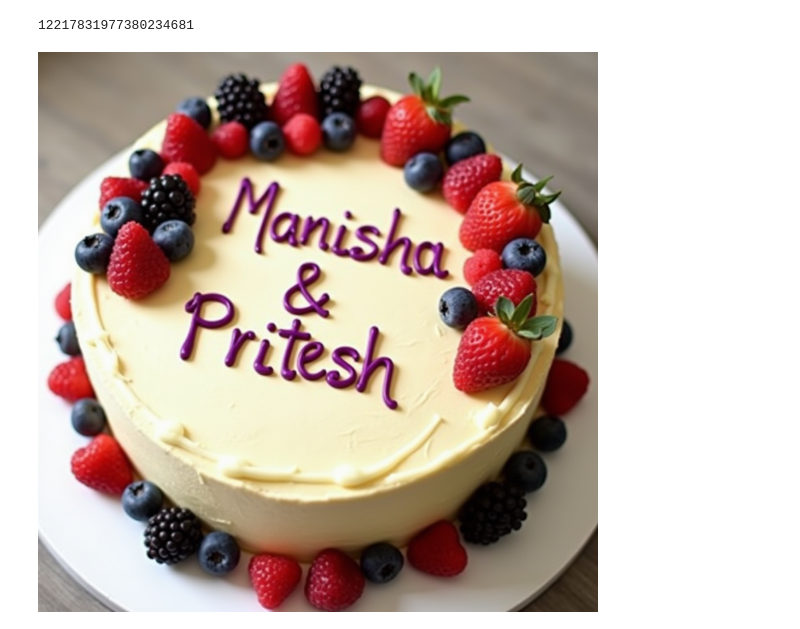
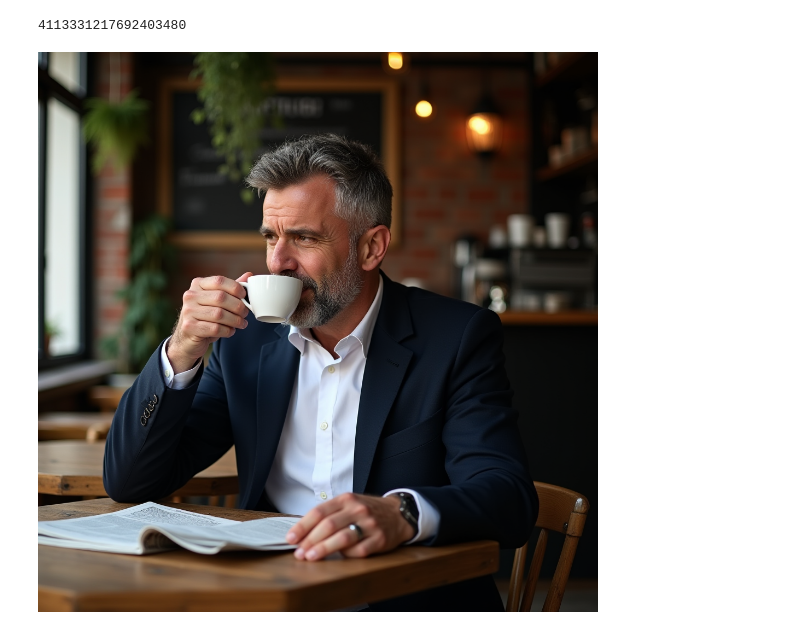
Before and after one commit to sivamtech/e-scraper, a Jupyter notebook: flux.1-dev_jupyter.ipynb, the cells around one changed output. Drawn from its saved outputs; the diff is of its cells as text; code cells hidden in the pictures.

```diff
--- a/flux.1-dev_jupyter.ipynb
+++ b/flux.1-dev_jupyter.ipynb
@@ -69,31 +69,31 @@ Status Legend:
 WARNING:root:clip missing: ['text_projection.weight']
 # %%
 with torch.inference_mode():
-    positive_prompt = "A beautifully frosted cake adorned with the names Manisha and Pritesh written in colorful icing on the top, surrounded by an assortment of fresh berries for decoration."
+    positive_prompt = "A photo of a middle-aged man with salt-and-pepper hair and a neatly trimmed beard, wearing a crisp white shirt and navy blazer. He's sitting at a rustic wooden table in a sunlit café, carefully sipping from a cappuccino in small cup. His other hand holds an open newspaper. The café backdrop features exposed brick walls, hanging plants, and a chalkboard menu. His posture and focused expression convey a sense of calm concentration during his morning routine. The overall atmosphere is one of urban sophistication and quiet contemplation in the style of amateur photography"
     width = 1024
     height = 1024
     seed = 0
     steps = 20
     sampler_name = "euler"
     scheduler = "simple"
 
     if seed == 0:
         seed = random.randint(0, 18446744073709551615)
     print(seed)
 
     cond, pooled = clip.encode_from_tokens(clip.tokenize(positive_prompt), return_pooled=True)
     cond = [[cond, {"pooled_output": pooled}]]
     noise = RandomNoise.get_noise(seed)[0]
     guider = BasicGuider.get_guider(unet, cond)[0]
     sampler = KSamplerSelect.get_sampler(sampler_name)[0]
     sigmas = BasicScheduler.get_sigmas(unet, scheduler, steps, 1.0)[0]
     latent_image = EmptyLatentImage.generate(closestNumber(width, 16), closestNumber(height, 16))[0]
     sample, sample_denoised = SamplerCustomAdvanced.sample(noise, guider, sampler, sigmas, latent_image)
     model_management.soft_empty_cache()
     decoded = VAEDecode.decode(vae, sample)[0].detach()
     Image.fromarray(np.array(decoded*255, dtype=np.uint8)[0]).save("/content/flux.png")
 
 Image.fromarray(np.array(decoded*255, dtype=np.uint8)[0])
 # %% [output]
-12217831977380234681
+4113331217692403480
-[figure, old version]
+[figure, new version]
```
Also changed, not shown: parts of 1 cell of this notebook.
